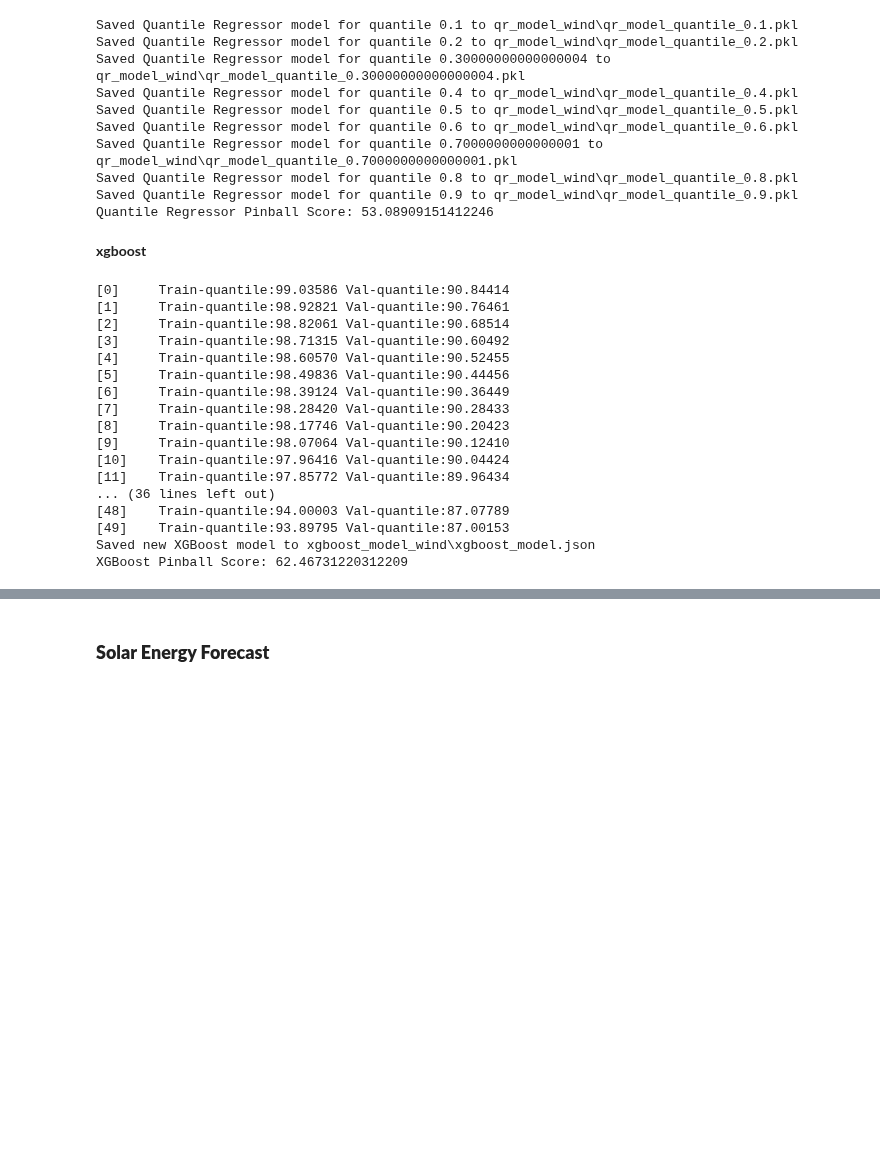
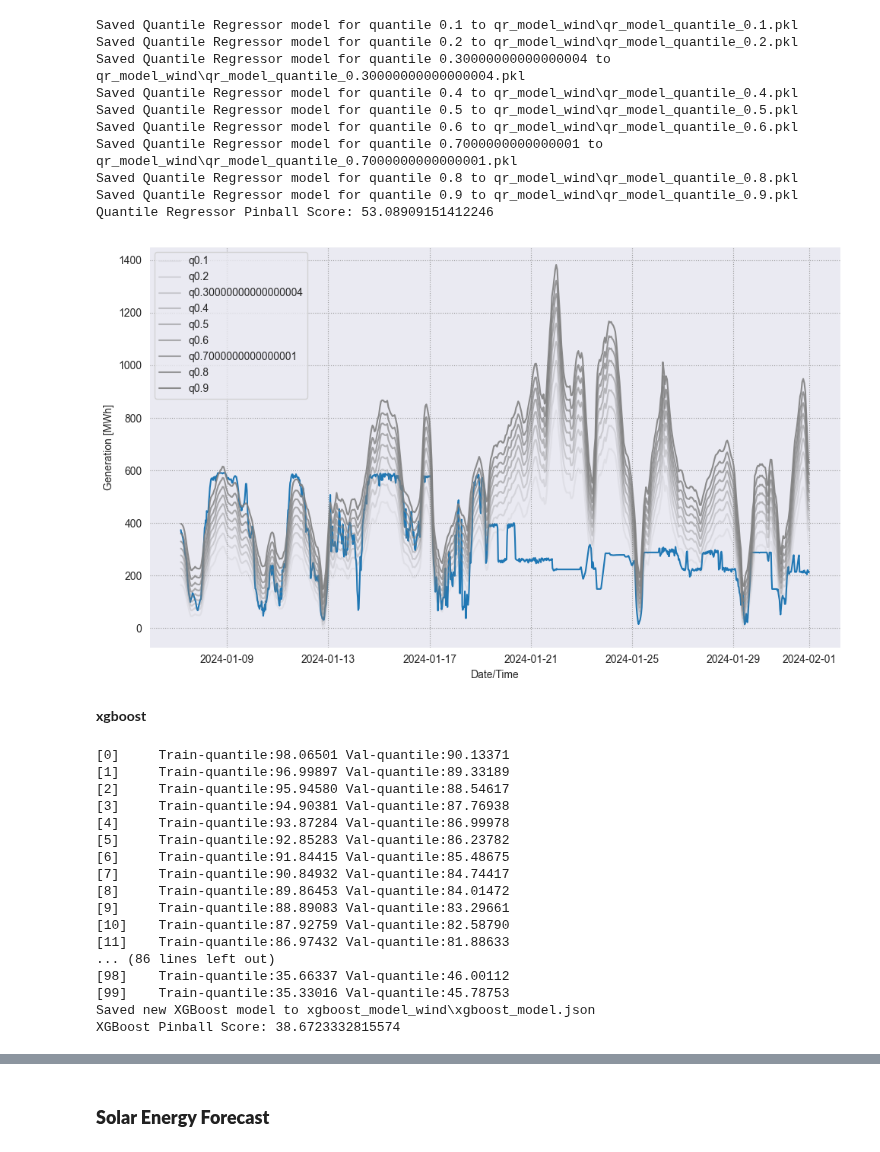
Before and after one commit to av1c3nna/awp2, a Jupyter notebook: model_training.ipynb, the cells around one changed output, grey strips where cells are left out. Saved outputs shown, nothing was run; the diff lists cells and outputs as text; code cells hidden in the pictures; blank space fills up the shorter version.

Commit message:
adjusted code to show features after feature engineering was processed. Enabled showing feature names directly when evaluating XBGRegression models

```diff
--- a/model_training.ipynb
+++ b/model_training.ipynb
@@ -19,17 +19,17 @@ from Preprocessing import *
 
 prep = Preprocessing()
 
-# merged_hornsea = prep.perform_preprocessing_pipeline(geo_data_dict = {"dwd_icon_eu_hornsea":"nc_files", "ncep_gfs_hornsea":"nc_files"},
-#                                               deployment = False, merge_with_outage_data = True, json_file_path = "nc_files/REMIT", energy_data_dict = {"Energy_data":"csv_files"},
-#                                               non_numerical_columns = ["unavailabilityType", "affectedUnit"],
-#                                               fft = False, )
+merged_hornsea = prep.perform_preprocessing_pipeline(geo_data_dict = {"dwd_icon_eu_hornsea":"nc_files", "ncep_gfs_hornsea":"nc_files"},
+                                              deployment = False, merge_with_outage_data = True, json_file_path = "nc_files/REMIT", energy_data_dict = {"Energy_data":"csv_files"},
+                                              non_numerical_columns = ["unavailabilityType", "affectedUnit"],
+                                              fft = False, )
 
-# merged_pes = prep.perform_preprocessing_pipeline(geo_data_dict = {"dwd_icon_eu_pes":"nc_files", "ncep_gfs_pes":"nc_files"},
-#           deployment = False, merge_with_outage_data = False, energy_data_dict = {"Energy_data":"csv_files"},
-#                                               non_numerical_columns = ["unavailabilityType", "affectedUnit"],
-#                                               fft = False, )
+merged_pes = prep.perform_preprocessing_pipeline(geo_data_dict = {"dwd_icon_eu_pes":"nc_files", "ncep_gfs_pes":"nc_files"},
+          deployment = False, merge_with_outage_data = False, energy_data_dict = {"Energy_data":"csv_files"},
+                                              non_numerical_columns = ["unavailabilityType", "affectedUnit"],
+                                              fft = False, )
 
-# merged_demand = prep.perform_preprocessing_pipeline(geo_data_dict = {"dwd_icon_eu_demand":"nc_files", "ncep_gfs_demand":"nc_files"},
-#           deployment = False, merge_with_outage_data = True, energy_data_dict = {"Energy_data":"csv_files"},
-#                                               non_numerical_columns = ["unavailabilityType", "affectedUnit"],
-#                                               fft = False, )
+merged_demand = prep.perform_preprocessing_pipeline(geo_data_dict = {"dwd_icon_eu_demand":"nc_files", "ncep_gfs_demand":"nc_files"},
+          deployment = False, merge_with_outage_data = True, energy_data_dict = {"Energy_data":"csv_files"},
+                                              non_numerical_columns = ["unavailabilityType", "affectedUnit"],
+                                              fft = False, )
@@ -69,9 +68,9 @@ quantiles = np.arange(0.1, 1.0, 0.1)
 # Specify model save directory
 model_save_dir_qr = "qr_model_wind"
 
-qr_model = model_utils.QuantileRegressorModel(feature_engineerer_wind_baseline, quantiles, model_save_dir=model_save_dir_qr, load_pretrained=False)
-qr_model.train_and_predict()  # This will skip training for already loaded models
-print(f"Quantile Regressor Pinball Score: {qr_model.pinball_score()}")
+qr_model_wind = model_utils.QuantileRegressorModel(feature_engineerer_wind_baseline, quantiles, model_save_dir=model_save_dir_qr, load_pretrained=False)
+qr_model_wind.train_and_predict()  # This will skip training for already loaded models
+print(f"Quantile Regressor Pinball Score: {qr_model_wind.pinball_score()}")
 # %% [output]
 Saved Quantile Regressor model for quantile 0.1 to qr_model_wind\qr_model_quantile_0.1.pkl
 Saved Quantile Regressor model for quantile 0.2 to qr_model_wind\qr_model_quantile_0.2.pkl
@@ -83,6 +82,16 @@ Saved Quantile Regressor model for quantile 0.7000000000000001 to qr_model_wind\
 Saved Quantile Regressor model for quantile 0.8 to qr_model_wind\qr_model_quantile_0.8.pkl
 Saved Quantile Regressor model for quantile 0.9 to qr_model_wind\qr_model_quantile_0.9.pkl
 Quantile Regressor Pinball Score: 53.08909151412246
+# %%
+total_rows = len(merged_hornsea)  # Gesamtanzahl der Zeilen im DataFrame
+last_10_percent_rows = int(0.1 * total_rows + 1)  # Anzahl der letzten 10% Zeilen
+
+# Extrahieren der letzten 10% des DataFrames
+wind_testset = merged_hornsea.tail(last_10_percent_rows)
+
+qr_model_wind.plot_quantils(wind_testset, qr_model_wind.q_predictions, quantiles=np.arange(0.1, 1.0, 0.1))
+# %% [output]
+[figure, added]
 # %% [markdown]
 __xgboost__
 # %%
@@ -100,25 +109,26 @@ hyperparams = {"objective": "reg:quantileerror",
             "max_depth": 10}
 
 xgboost_model_wind = model_utils.XGBoostModel(feature_engineerer_wind, quantiles=quantiles, model_save_dir=model_save_dir_xgboost, load_pretrained=False,
-                                              hyperparams = hyperparams
+                                              hyperparams = hyperparams,
+                                              num_boost_round = 100,
                                               )
 xgboost_model_wind.train_and_predict()  # This will skip training if the model is already loaded
 print(f"XGBoost Pinball Score: {xgboost_model_wind.pinball_score()}")
 # %% [output]
-[0]     Train-quantile:99.03586 Val-quantile:90.84414
-[1]     Train-quantile:98.92821 Val-quantile:90.76461
-[2]     Train-quantile:98.82061 Val-quantile:90.68514
-[3]     Train-quantile:98.71315 Val-quantile:90.60492
-[4]     Train-quantile:98.60570 Val-quantile:90.52455
-[5]     Train-quantile:98.49836 Val-quantile:90.44456
-[6]     Train-quantile:98.39124 Val-quantile:90.36449
-[7]     Train-quantile:98.28420 Val-quantile:90.28433
-[8]     Train-quantile:98.17746 Val-quantile:90.20423
-[9]     Train-quantile:98.07064 Val-quantile:90.12410
-[10]    Train-quantile:97.96416 Val-quantile:90.04424
-[11]    Train-quantile:97.85772 Val-quantile:89.96434
-... (36 lines left out)
-[48]    Train-quantile:94.00003 Val-quantile:87.07789
-[49]    Train-quantile:93.89795 Val-quantile:87.00153
+[0]     Train-quantile:98.06501 Val-quantile:90.13371
+[1]     Train-quantile:96.99897 Val-quantile:89.33189
+[2]     Train-quantile:95.94580 Val-quantile:88.54617
+[3]     Train-quantile:94.90381 Val-quantile:87.76938
+[4]     Train-quantile:93.87284 Val-quantile:86.99978
+[5]     Train-quantile:92.85283 Val-quantile:86.23782
+[6]     Train-quantile:91.84415 Val-quantile:85.48675
+[7]     Train-quantile:90.84932 Val-quantile:84.74417
+[8]     Train-quantile:89.86453 Val-quantile:84.01472
+[9]     Train-quantile:88.89083 Val-quantile:83.29661
+[10]    Train-quantile:87.92759 Val-quantile:82.58790
+[11]    Train-quantile:86.97432 Val-quantile:81.88633
+... (86 lines left out)
+[98]    Train-quantile:35.66337 Val-quantile:46.00112
+[99]    Train-quantile:35.33016 Val-quantile:45.78753
 Saved new XGBoost model to xgboost_model_wind\xgboost_model.json
-XGBoost Pinball Score: 62.46731220312209
+XGBoost Pinball Score: 38.6723332815574
```
Also changed, not shown: parts of 15 cells of this notebook, 2 other files.
